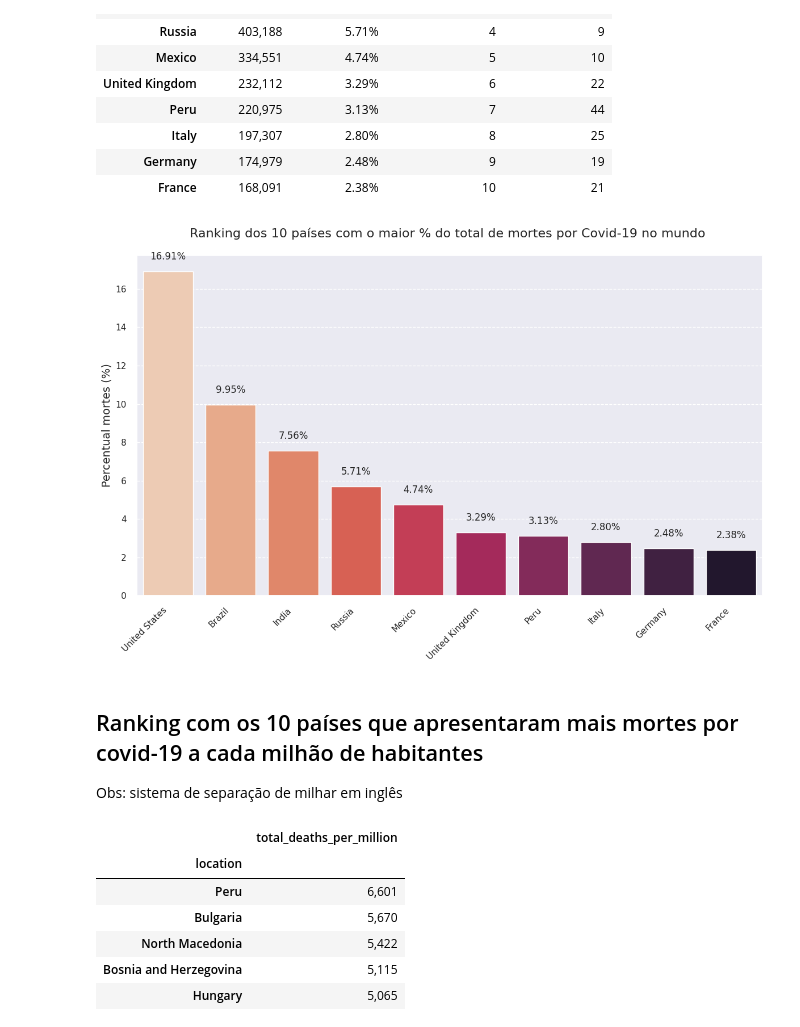
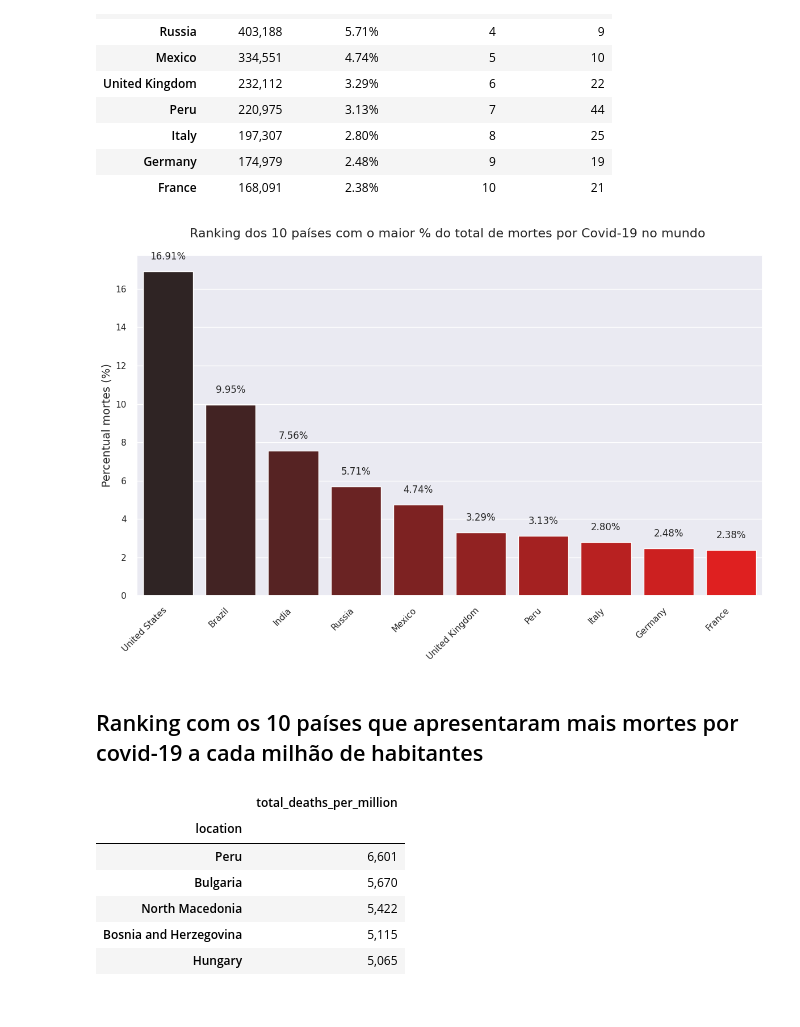
Before and after one commit to LRLeite/Data-Analytics, a Jupyter notebook: Projeto COVID-19/covid_19.ipynb, the cells around one changed output. Saved outputs shown, nothing was run; the diff lists cells and outputs as text; code cells hidden in the pictures.

```diff
--- a/Projeto COVID-19/covid_19.ipynb
+++ b/Projeto COVID-19/covid_19.ipynb
@@ -205,10 +205,19 @@ df.groupby('location')['total_vaccinations'].max()[df.groupby('location')['total
+# %%
+#Separar os datasets para as futuras análises
+df_continents = df[df['location'].isin(['Europe', 'Asia', 'North America', 'South America', 'Africa', 'Oceania'])]
+df_world = df[df['location'] == 'World']
+# %%
+#Identificar as localizações onde o continente é NaN
+locations_without_continent = df['location'].loc[df['continent'].isna()].unique()
+
+#Remove os dados agregados por continente do dataset principal
+df = df[df.location.isin(locations_without_continent) == False]
 # %% [markdown]
 # **Análise de Dados**
 Esta seção se dedica à análise dos dados de COVID-19, com foco em tendências globais e específicas.
 # %% [markdown]
 # **Número de novos casos, mortes e vacinas no mundo ao longo do tempo**
 # %%
-# Filtrar apenas dados globais
-world_plot = df[df['location'] == 'World'].copy()
-world_plot = world_plot.sort_values('date')
+#Filtrar apenas dados globais
+df_world = df_world.sort_values('date')
 # %%
@@ -358,8 +365,8 @@ vAbsolute_deaths = pd.DataFrame(vAbsolute_deaths)
 <h3>Encontrar os 10 países que tiveram os maiores percentuais de mortes por covid-19 no mundo</h3>
 # %%
 #Selecionar valores para realizar o cálculo do valor percentual do total de mortes
-world = df_ranking[['location', 'total_deaths']].loc[df_ranking.location == 'World'].max()
+total_death_world = df_world[['location', 'total_deaths']].max()
 
-countries = df_ranking[['location', 'total_deaths']].loc[df_ranking.location != 'World'].groupby('location').max()
+total_death_countries = df[['location', 'total_deaths']].groupby('location').max()
 # %%
 #Visualizar o ranking
@@ -396,34 +429,37 @@ tb_final
 | France | 168,091 | 2.38% | 10 | 21 |
 # %%
 # Select the data for the percentage of total deaths
-dados_barplot = ((countries.total_deaths/world.total_deaths)* 100).sort_values(ascending = False).round(2).head(10)
+dados_barplot = ((total_death_countries.total_deaths/total_death_world.total_deaths)* 100).sort_values(ascending = False).round(2).head(10)
 
 # Create a Matplotlib bar plot
-plt.figure(figsize=(12, 8))
-sns.barplot(x=dados_barplot.index, y=dados_barplot.values, hue=dados_barplot.index, palette='rocket_r', legend=False)
+plt.figure(figsize=(12, 8), dpi = 100)
 
-# Add labels and title
+#paleta de cores
+paleta_vermelho = sns.dark_palette("red", n_colors = 10, as_cmap = False)
+
+
+sns.barplot(x = dados_barplot.index, y = dados_barplot.values, hue = dados_barplot.index, palette = paleta_vermelho, legend = False)
+
+#Adicionar labels e título
 plt.xlabel(None)
-plt.ylabel("Percentual mortes (%)", fontsize=14)
-plt.title("Ranking dos 10 países com o maior % do total de mortes por Covid-19 no mundo \n", fontsize=16)
-plt.xticks(rotation=45, ha='right') # Rotate x-axis labels for better readability
+plt.ylabel("Percentual mortes (%)", fontsize = 14)
+plt.title("Ranking dos 10 países com o maior % do total de mortes por Covid-19 no mundo \n", fontsize = 16)
+plt.xticks(rotation = 45, ha = 'right') # Rotate x-axis labels for better readability
 
-# Add percentage labels on top of the bars
+#Adicionar valores percentuais no topo das barras
 for i, value in enumerate(dados_barplot.values):
-    plt.text(i, value + 0.5, f'{value:.2f}%', ha='center', va='bottom', fontsize=12)
+    plt.text(i, value + 0.5, f'{value:.2f}%', ha = 'center', va = 'bottom', fontsize = 12)
 
-plt.tight_layout() # Adjust layout to prevent labels overlapping
-plt.grid(axis='y', linestyle='--') # Add a horizontal grid
+plt.tight_layout() #prevenir labels overlapping
+plt.grid(axis = 'y')
 
 # Save the plot as a PNG image
-plt.savefig('percent_deaths_ranking_matplotlib.png')
+#plt.savefig('percent_deaths_ranking_matplotlib.png')
 
 # Display the plot
 plt.show()
 # %% [output]
-[figure, old version]
+[figure, new version]
 # %% [markdown]
 ## Ranking com os 10 países que apresentaram mais mortes por covid-19 a cada  milhão de habitantes
-
-Obs: sistema de separação de milhar em inglês
 # %%
```
Also changed, not shown: parts of 30 cells of this notebook.
